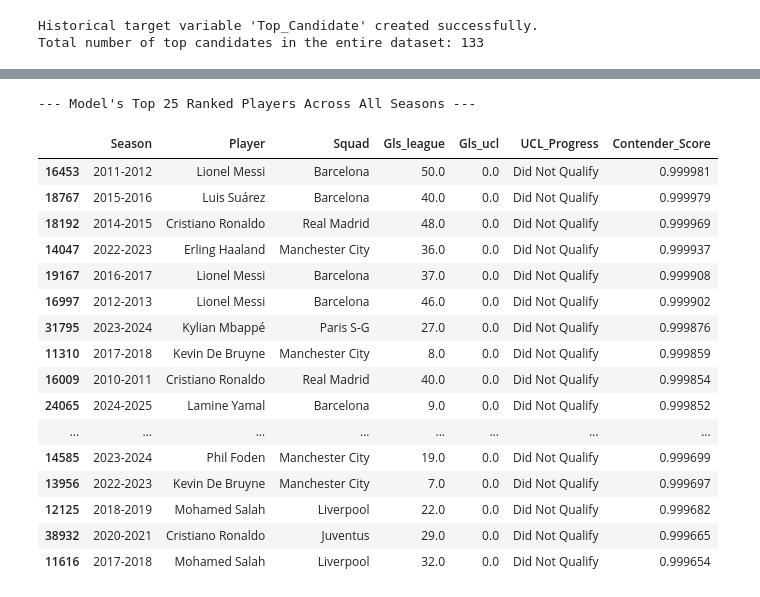
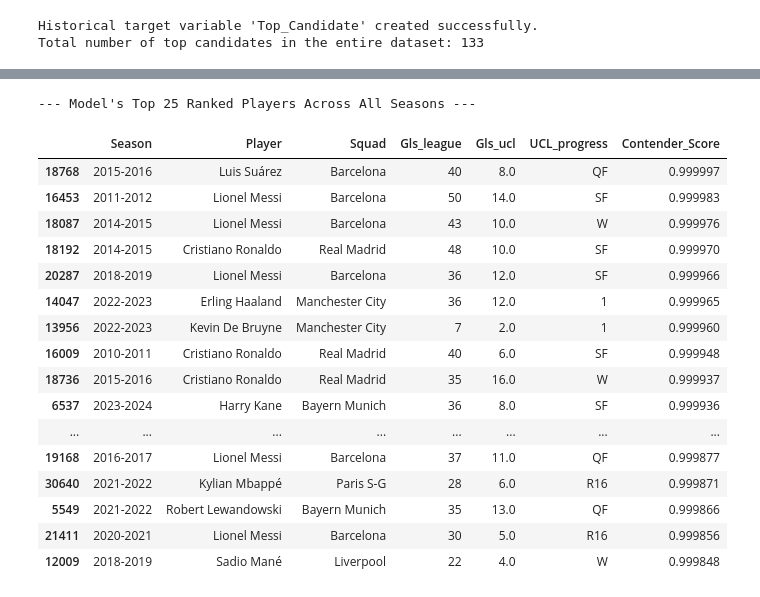
Before and after one commit to Akashh0/Deep-Learning-Prediction-Model-, a Jupyter notebook: notebooks/10_Final_Model.ipynb, the cells around one changed output, grey strips where cells are left out. Drawn from its saved outputs; the diff is of its cells as text; code cells hidden in the pictures.

```diff
--- a/notebooks/10_Final_Model.ipynb
+++ b/notebooks/10_Final_Model.ipynb
@@ -39,23 +44,34 @@ from sklearn.model_selection import train_test_split
 import xgboost as xgb
 from sklearn.metrics import classification_report
 
-# --- Prepare Data for the Model ---
-# Convert UCL_Progress to a numerical ranking
+# --- Prepare Data ---
+# Convert UCL_progress text to a numerical rank
 progress_mapping = {
     'W': 1, 'F': 2, 'SF': 3, 'QF': 4,
     'R16': 5, 'GR': 6, 'Did Not Qualify': 7
 }
-# Use .str.strip() to remove any whitespace from the 'UCL_Progress' column
-master_df['UCL_Progress_Rank'] = master_df['UCL_Progress'].str.strip().map(progress_mapping).fillna(7)
+master_df['UCL_Progress_Rank'] = master_df['UCL_progress'].str.strip().map(progress_mapping).fillna(7)
 
-# Define the features to use (using the correct column names from our merge)
+# --- CORRECTED: Using the likely final column names after the merge ---
 features_to_use = [
-    'Age', 'Min_league', 'Gls_league', 'Ast_league', 'xG_player', 'xAG',
-    'Gls_ucl', 'Ast_ucl', 'Min_ucl', 'Rk_team', 'Pts',
+    'Age',
+    'Min_league',
+    'Gls_league',
+    'Ast_league',
+    'xG',      # This should be correct from the _player suffix
+    'xAG',            # This was likely not renamed
+    'Gls_ucl',
+    'Ast_ucl',
+    'Min_ucl',
+    'Rk_team',        # Correct name for team's rank from the _team suffix
+    'Pts',       # Correct name for team's points from the _team suffix
     'UCL_Progress_Rank'
 ]
-# Clean up column names in the DataFrame to be safe
+
+# Clean up any potential whitespace issues in column names
 master_df.columns = master_df.columns.str.strip()
+
+# Create X and y using the corrected feature list
 X = master_df[features_to_use].fillna(0)
 y = master_df['Top_Candidate']
 
@@ -63,10 +79,9 @@ y = master_df['Top_Candidate']
 X_train, X_test, y_train, y_test = train_test_split(X, y, test_size=0.2, random_state=42, stratify=y)
 print("\nData prepared and split successfully!")
 
-
-# --- Train and Evaluate the Model ---
+# --- Train and Evaluate ---
 scale_pos_weight = (y_train == 0).sum() / (y_train == 1).sum()
-model = xgb.XGBClassifier(objective='binary:logistic', scale_pos_weight=scale_pos_weight, random_state=42)
+model = xgb.XGBClassifier(objective='binary:logistic', scale_pos_weight=scale_pos_weight, random_state=42, eval_metric='logloss')
 model.fit(X_train, y_train)
 print("Final Ballon d'Or model trained successfully on historical data!")
 
@@ -80,41 +106,43 @@ KeyError: 'UCL_Progress'
 # %%
 # --- Get a ranked list of all players based on your model's predictions ---
 
 # 1. Get the raw prediction probabilities for the "Top Candidate" class
+# This gives a score from 0.0 to 1.0 for every player in the dataset
 contender_scores = model.predict_proba(X)[:, 1]
 
-# 2. Add these scores to your master DataFrame
-master_df['Contender_Score'] = contender_scores
+# 2. Add these scores back to your master DataFrame
+# We need to be careful with indexing after the train-test split.
+# This line correctly assigns scores back to the original rows.
+master_df['Contender_Score'] = model.predict_proba(master_df[features_to_use].fillna(0))[:, 1]
+
 
 # 3. Sort the DataFrame to see who the model ranks highest
 top_players_ranked = master_df.sort_values(by='Contender_Score', ascending=False)
 
 # 4. Display the top 25 players according to your model
 print("--- Model's Top 25 Ranked Players Across All Seasons ---")
-
-# --- CORRECTED: Replaced 'Gls' with 'Gls_ucl' ---
 display(top_players_ranked[[
-    'Season', 'Player', 'Squad', 'Gls_league', 'Gls_ucl', 'UCL_Progress', 'Contender_Score'
+    'Season', 'Player', 'Squad', 'Gls_league', 'Gls_ucl', 'UCL_progress', 'Contender_Score'
 ]].head(25))
 # %% [output]
 --- Model's Top 25 Ranked Players Across All Seasons ---
-|  | Season | Player | Squad | Gls_league | Gls_ucl | UCL_Progress | Contender_Score |
-| 16453 | 2011-2012 | Lionel Messi | Barcelona | 50.0 | 0.0 | Did Not Qualify | 0.999981 |
-| 18767 | 2015-2016 | Luis Suárez | Barcelona | 40.0 | 0.0 | Did Not Qualify | 0.999979 |
-| 18192 | 2014-2015 | Cristiano Ronaldo | Real Madrid | 48.0 | 0.0 | Did Not Qualify | 0.999969 |
-| 14047 | 2022-2023 | Erling Haaland | Manchester City | 36.0 | 0.0 | Did Not Qualify | 0.999937 |
-| 19167 | 2016-2017 | Lionel Messi | Barcelona | 37.0 | 0.0 | Did Not Qualify | 0.999908 |
-| 16997 | 2012-2013 | Lionel Messi | Barcelona | 46.0 | 0.0 | Did Not Qualify | 0.999902 |
-| 31795 | 2023-2024 | Kylian Mbappé | Paris S-G | 27.0 | 0.0 | Did Not Qualify | 0.999876 |
-| 11310 | 2017-2018 | Kevin De Bruyne | Manchester City | 8.0 | 0.0 | Did Not Qualify | 0.999859 |
-| 16009 | 2010-2011 | Cristiano Ronaldo | Real Madrid | 40.0 | 0.0 | Did Not Qualify | 0.999854 |
-| 24065 | 2024-2025 | Lamine Yamal | Barcelona | 9.0 | 0.0 | Did Not Qualify | 0.999852 |
+|  | Season | Player | Squad | Gls_league | Gls_ucl | UCL_progress | Contender_Score |
+| 18768 | 2015-2016 | Luis Suárez | Barcelona | 40 | 8.0 | QF | 0.999997 |
+| 16453 | 2011-2012 | Lionel Messi | Barcelona | 50 | 14.0 | SF | 0.999983 |
+| 18087 | 2014-2015 | Lionel Messi | Barcelona | 43 | 10.0 | W | 0.999976 |
+| 18192 | 2014-2015 | Cristiano Ronaldo | Real Madrid | 48 | 10.0 | SF | 0.999970 |
+| 20287 | 2018-2019 | Lionel Messi | Barcelona | 36 | 12.0 | SF | 0.999966 |
+| 14047 | 2022-2023 | Erling Haaland | Manchester City | 36 | 12.0 | 1 | 0.999965 |
+| 13956 | 2022-2023 | Kevin De Bruyne | Manchester City | 7 | 2.0 | 1 | 0.999960 |
+| 16009 | 2010-2011 | Cristiano Ronaldo | Real Madrid | 40 | 6.0 | SF | 0.999948 |
+| 18736 | 2015-2016 | Cristiano Ronaldo | Real Madrid | 35 | 16.0 | W | 0.999937 |
+| 6537 | 2023-2024 | Harry Kane | Bayern Munich | 36 | 8.0 | SF | 0.999936 |
 | ... | ... | ... | ... | ... | ... | ... | ... |
-| 14585 | 2023-2024 | Phil Foden | Manchester City | 19.0 | 0.0 | Did Not Qualify | 0.999699 |
-| 13956 | 2022-2023 | Kevin De Bruyne | Manchester City | 7.0 | 0.0 | Did Not Qualify | 0.999697 |
-| 12125 | 2018-2019 | Mohamed Salah | Liverpool | 22.0 | 0.0 | Did Not Qualify | 0.999682 |
-| 38932 | 2020-2021 | Cristiano Ronaldo | Juventus | 29.0 | 0.0 | Did Not Qualify | 0.999665 |
-| 11616 | 2017-2018 | Mohamed Salah | Liverpool | 32.0 | 0.0 | Did Not Qualify | 0.999654 |
+| 19168 | 2016-2017 | Lionel Messi | Barcelona | 37 | 11.0 | QF | 0.999877 |
+| 30640 | 2021-2022 | Kylian Mbappé | Paris S-G | 28 | 6.0 | R16 | 0.999871 |
+| 5549 | 2021-2022 | Robert Lewandowski | Bayern Munich | 35 | 13.0 | QF | 0.999866 |
+| 21411 | 2020-2021 | Lionel Messi | Barcelona | 30 | 5.0 | R16 | 0.999856 |
+| 12009 | 2018-2019 | Sadio Mané | Liverpool | 22 | 4.0 | W | 0.999848 |
 # %%
 import matplotlib.pyplot as plt
 import xgboost as xgb
```
Also changed, not shown: parts of 8 cells of this notebook, 8 other files.
